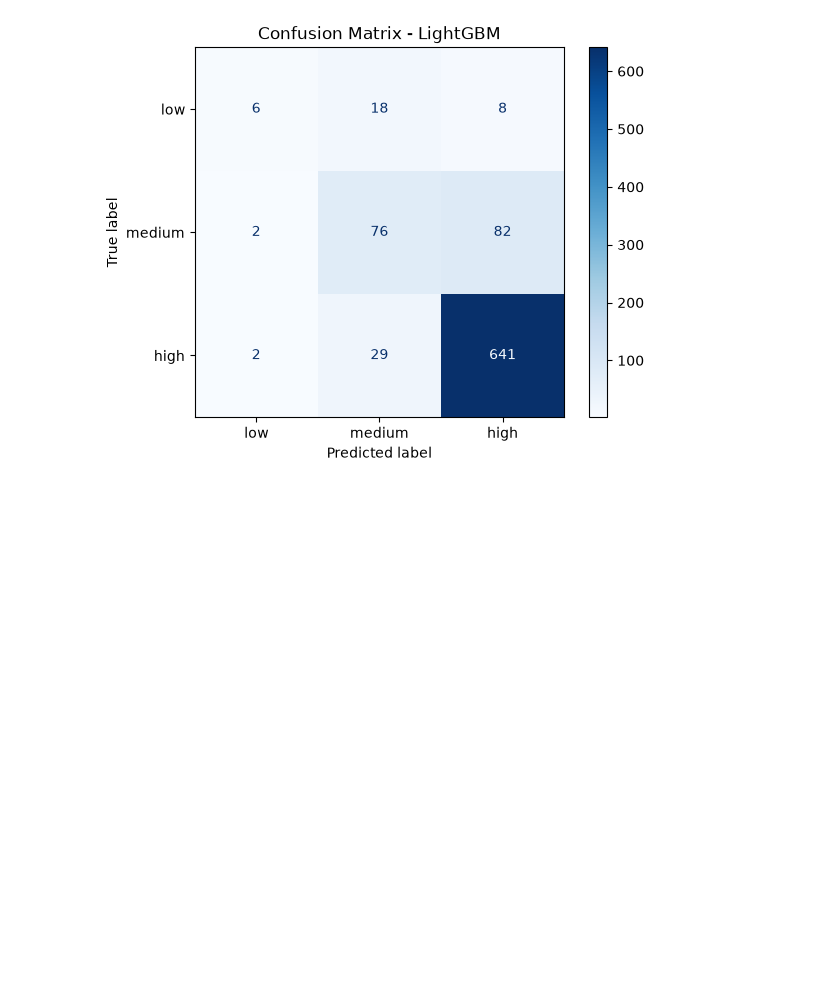
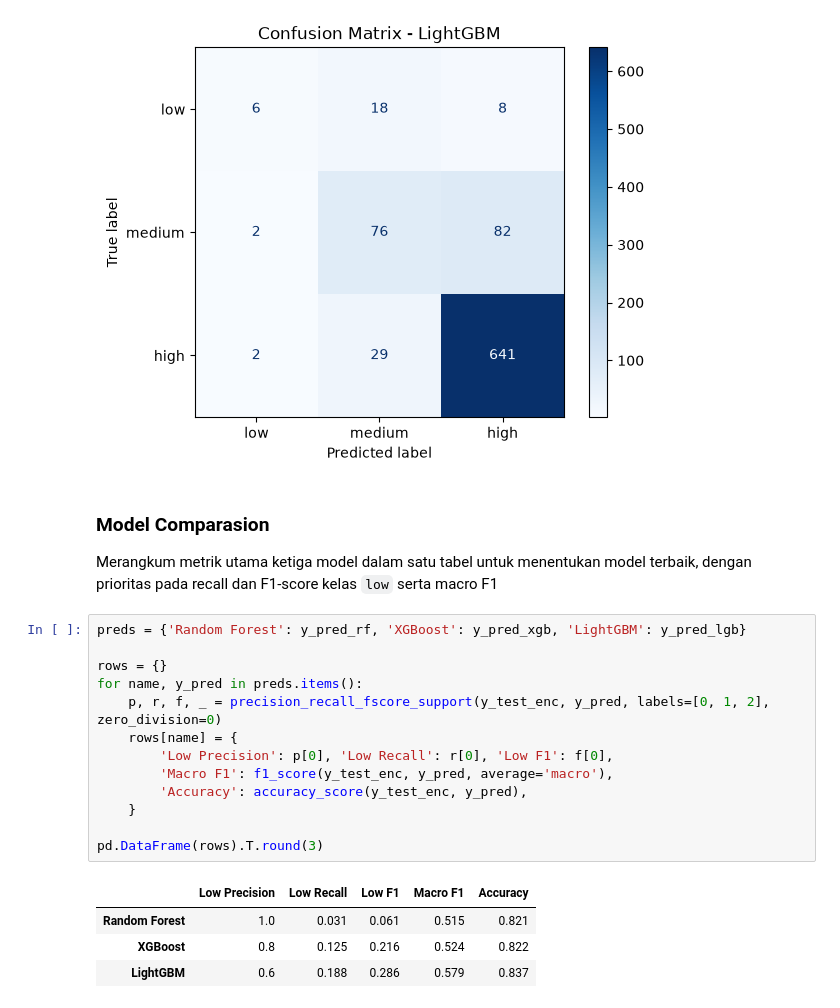
Before and after one commit to sirly82/visibility-project, a Jupyter notebook: Visibility_Prediction.ipynb, the cells around one changed output. Cells and saved outputs as stored; diff of their text form; blank space fills up the shorter version.

```diff
--- a/Visibility_Prediction.ipynb
+++ b/Visibility_Prediction.ipynb
@@ -1507,3 +1507,25 @@ plt.title('Confusion Matrix - LightGBM')
 plt.show()
 # %% [output]
 [figure]
+# %% [markdown]
+### Model Comparasion
+
+Merangkum metrik utama ketiga model dalam satu tabel untuk menentukan model terbaik, dengan prioritas pada recall dan F1-score kelas `low` serta macro F1
+# %%
+preds = {'Random Forest': y_pred_rf, 'XGBoost': y_pred_xgb, 'LightGBM': y_pred_lgb}
+
+rows = {}
+for name, y_pred in preds.items():
+    p, r, f, _ = precision_recall_fscore_support(y_test_enc, y_pred, labels=[0, 1, 2], zero_division=0)
+    rows[name] = {
+        'Low Precision': p[0], 'Low Recall': r[0], 'Low F1': f[0],
+        'Macro F1': f1_score(y_test_enc, y_pred, average='macro'),
+        'Accuracy': accuracy_score(y_test_enc, y_pred),
+    }
+
+pd.DataFrame(rows).T.round(3)
+# %% [output]
+|  | Low Precision | Low Recall | Low F1 | Macro F1 | Accuracy |
+| Random Forest | 1.0 | 0.031 | 0.061 | 0.515 | 0.821 |
+| XGBoost | 0.8 | 0.125 | 0.216 | 0.524 | 0.822 |
+| LightGBM | 0.6 | 0.188 | 0.286 | 0.579 | 0.837 |
```
Also changed, not shown: parts of 3 cells of this notebook, 1 other file.
